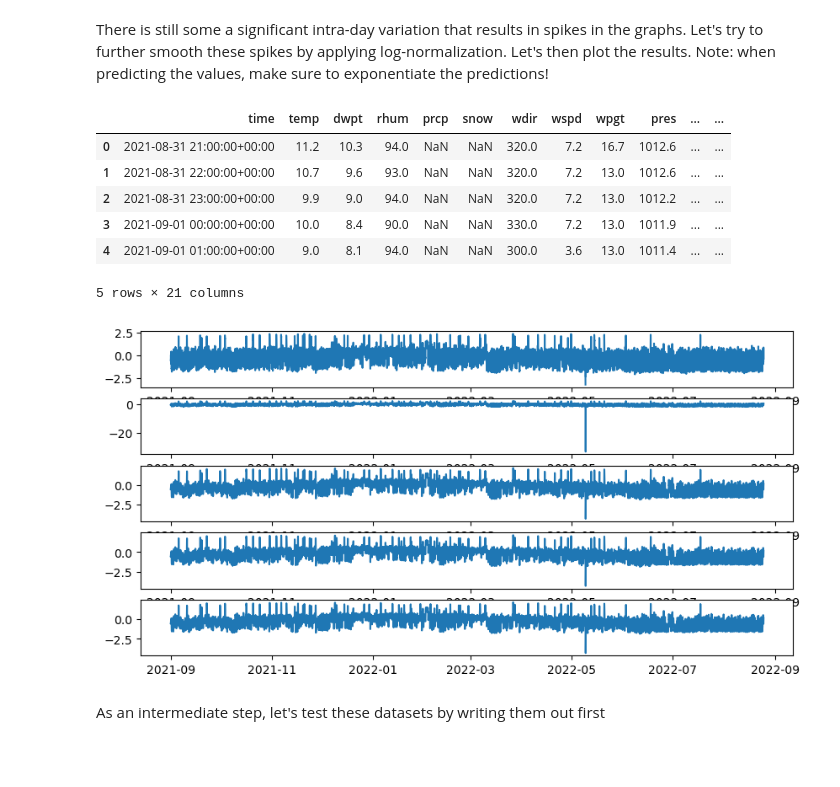
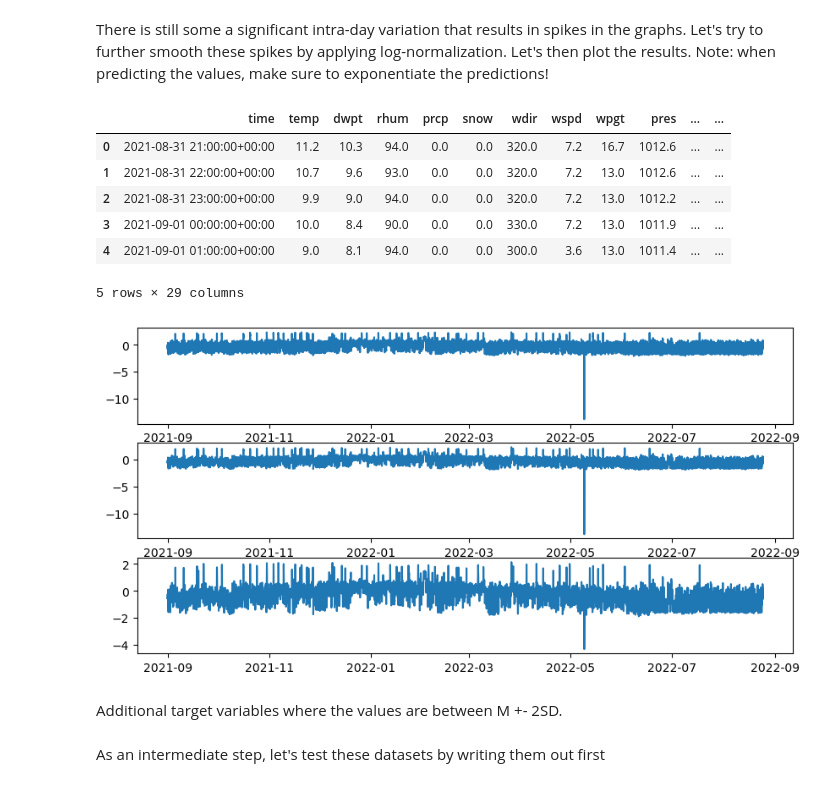
Before and after one commit to qetdr/ML-Electricity-Consumption, a Jupyter notebook: DR_notebook.ipynb, the cells around one changed output. Drawn from its saved outputs; the diff is of its cells as text; code cells hidden in the pictures; blank space fills up the shorter version.

Commit message:
fix rolling means, update train csv

```diff
--- a/DR_notebook.ipynb
+++ b/DR_notebook.ipynb
@@ -234,6 +234,9 @@ This is our target variable. Here, we first impute the few missing data points b
 # %%
 # Fill the NAs with the average of previous and next value in time-series
 df_train['y_imp'] = df_train['y_original'].interpolate()
+
+# Add a constant to avoid '0.0'
+df_train['y_imp'] = df_train['y_imp'] + 0.000001
 # %% [markdown]
 We also need to take care of the outliers. To that end, let's explore some potential autocorrelation values and, based on that, adjsut the values with a N-day moving average. First, let's compute a vector of autocorrelations. this should help us with selecting how many shifts would be reasonable for predictions.
 # %%
@@ -248,10 +251,14 @@ plt.show();
 The figure above shows that perhaps it makes sense to compute the rolling means up for three days the most, as after that the autocorrelation gets too low.
 # %%
 # Compute new values: rolling means over 2 and 3 days
+## Fill the NAs of N rows (N = size of rolling window) with the original values
 df_train['y_imp_r2'] = df_train['y_imp'].rolling(2).mean()
-df_train['y_imp_r2'] = df_train['y_imp_r2'].fillna(df_train['y_imp'])
+nan_idx = df_train[df_train['y_imp_r2'].isnull()].index
+df_train.loc[nan_idx.values, 'y_imp_r2'] = df_train.loc[nan_idx.values, 'y_imp_r2'].fillna(df_train.loc[nan_idx.values, 'y_imp'])
+
 df_train['y_imp_r3'] = df_train['y_imp'].rolling(3).mean()
-df_train['y_imp_r3'] = df_train['y_imp_r3'].fillna(df_train['y_imp'])
+nan_idx = df_train[df_train['y_imp_r3'].isnull()].index
+df_train.loc[nan_idx.values, 'y_imp_r3'] = df_train.loc[nan_idx.values, 'y_imp_r3'].fillna(df_train.loc[nan_idx.values, 'y_imp'])
 
 # There's really no point to compute the 7- or 14-hour rolling averages
 #df_train['y_imp_r7'] = df_train['y_imp'].rolling(3).mean()
@@ -259,5 +266,6 @@ df_train['y_imp_r3'] = df_train['y_imp_r3'].fillna(df_train['y_imp'])
 
 #df_train['y_imp_r14'] = df_train['y_imp'].rolling(3).mean()
 #df_train['y_imp_r14'] = df_train['y_imp_r14'].fillna(df_train['y_imp'])
+
 df_train.head()
 # %% [output]
@@ -292,22 +301,27 @@ df_train['y_imp_r3_log'] = np.log(df_train['y_imp_r3'])
 df_train.head()
 # %% [output]
 |  | time | temp | dwpt | rhum | prcp | snow | wdir | wspd | wpgt | pres | ... | ... |
-| 0 | 2021-08-31 21:00:00+00:00 | 11.2 | 10.3 | 94.0 | NaN | NaN | 320.0 | 7.2 | 16.7 | 1012.6 | ... | ... |
-| 1 | 2021-08-31 22:00:00+00:00 | 10.7 | 9.6 | 93.0 | NaN | NaN | 320.0 | 7.2 | 13.0 | 1012.6 | ... | ... |
-| 2 | 2021-08-31 23:00:00+00:00 | 9.9 | 9.0 | 94.0 | NaN | NaN | 320.0 | 7.2 | 13.0 | 1012.2 | ... | ... |
-| 3 | 2021-09-01 00:00:00+00:00 | 10.0 | 8.4 | 90.0 | NaN | NaN | 330.0 | 7.2 | 13.0 | 1011.9 | ... | ... |
-| 4 | 2021-09-01 01:00:00+00:00 | 9.0 | 8.1 | 94.0 | NaN | NaN | 300.0 | 3.6 | 13.0 | 1011.4 | ... | ... |
+| 0 | 2021-08-31 21:00:00+00:00 | 11.2 | 10.3 | 94.0 | 0.0 | 0.0 | 320.0 | 7.2 | 16.7 | 1012.6 | ... | ... |
+| 1 | 2021-08-31 22:00:00+00:00 | 10.7 | 9.6 | 93.0 | 0.0 | 0.0 | 320.0 | 7.2 | 13.0 | 1012.6 | ... | ... |
+| 2 | 2021-08-31 23:00:00+00:00 | 9.9 | 9.0 | 94.0 | 0.0 | 0.0 | 320.0 | 7.2 | 13.0 | 1012.2 | ... | ... |
+| 3 | 2021-09-01 00:00:00+00:00 | 10.0 | 8.4 | 90.0 | 0.0 | 0.0 | 330.0 | 7.2 | 13.0 | 1011.9 | ... | ... |
+| 4 | 2021-09-01 01:00:00+00:00 | 9.0 | 8.1 | 94.0 | 0.0 | 0.0 | 300.0 | 3.6 | 13.0 | 1011.4 | ... | ... |
-5 rows × 21 columns
+5 rows × 29 columns
 # %%
-fig, (ax1, ax2, ax3, ax4, ax5) = plt.subplots(nrows = 5, ncols = 1, figsize = [10, 5])
+fig, (ax1, ax2, ax3,
+      #ax4, ax5
+     ) = plt.subplots(nrows = 3, # 5,
+                      ncols = 1, figsize = [10, 5])
 ax1.plot(df_train['time'], df_train['y_imp_log'])
 ax2.plot(df_train['time'], df_train['y_imp_r2_log'])
 ax3.plot(df_train['time'], df_train['y_imp_r3_log'])
-ax4.plot(df_train['time'], df_train['y_imp_r7_log'])
-ax5.plot(df_train['time'], df_train['y_imp_r14_log'])
+#ax4.plot(df_train['time'], df_train['y_imp_r7_log'])
+#ax5.plot(df_train['time'], df_train['y_imp_r14_log'])
 plt.show();
 # %% [output]
-[figure, old version]
+[figure, new version]
+# %% [markdown]
+Additional target variables where the values are between M +- 2SD.
 # %% [markdown]
 As an intermediate step, let's test these datasets by writing them out first
 # %%
```
Also changed, not shown: parts of 3 cells of this notebook, 1 other file.
